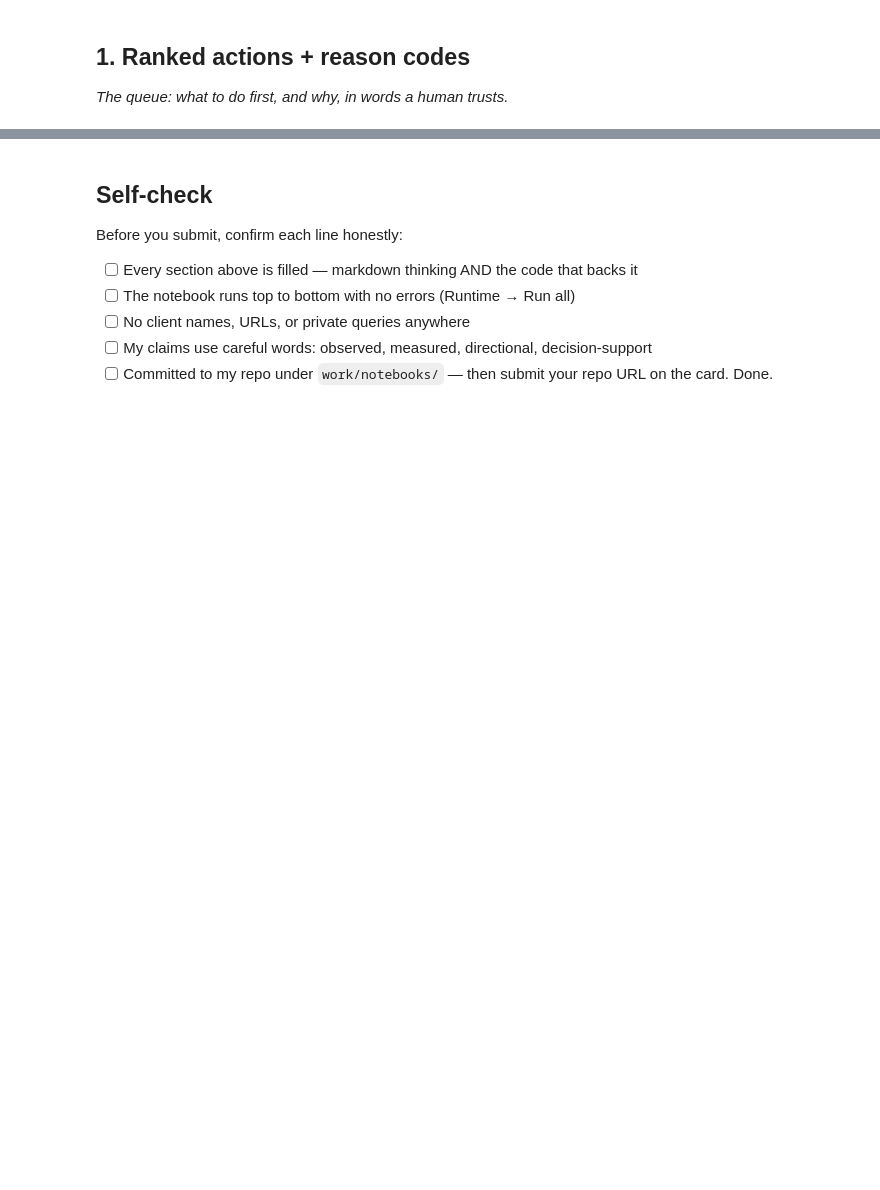
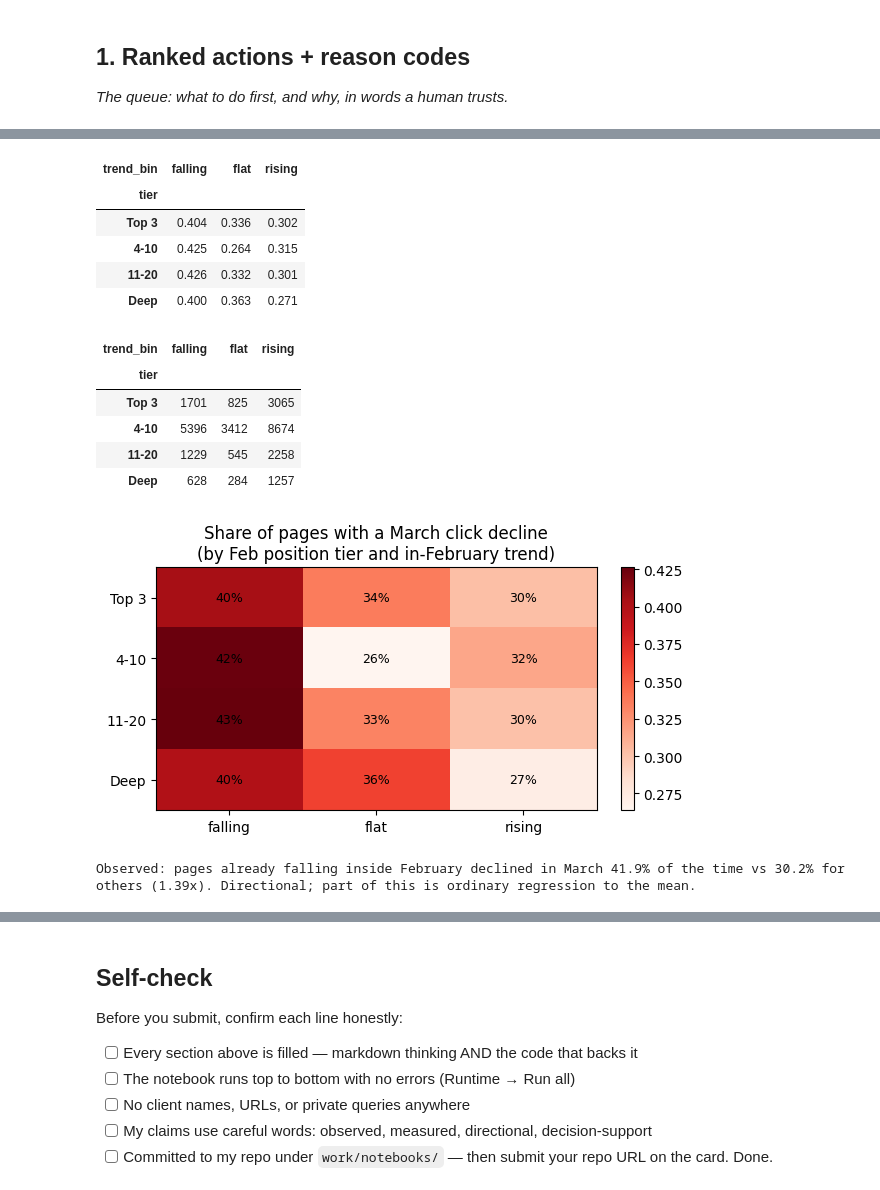
Before and after one commit to abdelrahmanmohamed05/FlyRank-AI, a Jupyter notebook: work/notebooks/w07_action_playbook.ipynb, the cells around one changed output, grey strips where cells are left out. Cells and saved outputs as stored; diff of their text form; code cells hidden in the pictures; blank space fills up the shorter version.

```diff
--- a/work/notebooks/w07_action_playbook.ipynb
+++ b/work/notebooks/w07_action_playbook.ipynb
@@ -28,0 +271,38 @@ This skeleton is yours to fill. Work the sections **in order** — each one has
+# %%
+# ---- decay / refresh insight: which combination of tier and in-month trend loses clicks next month? ----
+df["trend_bin"] = pd.cut(df["trend_f"], [-np.inf, THRESH["neg_trend"], 0.15, np.inf], labels=["falling", "flat", "rising"])
+decay = df.pivot_table(index="tier", columns="trend_bin", values="y", aggfunc="mean", observed=True)
+counts = df.pivot_table(index="tier", columns="trend_bin", values="y", aggfunc="size", observed=True)
+display(decay.round(3)); display(counts)
+
+fig, ax = plt.subplots(figsize=(6, 3.4))
+im = ax.imshow(decay.values.astype(float), cmap="Reds", aspect="auto")
+ax.set_xticks(range(decay.shape[1])); ax.set_xticklabels(decay.columns)
+ax.set_yticks(range(decay.shape[0])); ax.set_yticklabels(decay.index)
+for i in range(decay.shape[0]):
+    for j in range(decay.shape[1]):
+        v = decay.values[i, j]
+        if not np.isnan(v):
+            ax.text(j, i, f"{v:.0%}", ha="center", va="center", fontsize=9)
+ax.set_title("Share of pages with a March click decline\n(by Feb position tier and in-February trend)")
+plt.colorbar(im, ax=ax, fraction=0.046); plt.tight_layout()
+plt.savefig(FIG / "w07_decay_by_tier_trend.png", dpi=150); plt.show()
+
+falling = df.loc[df.trend_bin == "falling", "y"].mean(); rest = df.loc[df.trend_bin != "falling", "y"].mean()
+print(f"Observed: pages already falling inside February declined in March {falling:.1%} of the time vs {rest:.1%} for others "
+      f"({falling / rest:.2f}x). Directional; part of this is ordinary regression to the mean.")
+# %% [output]
+| trend_bin | falling | flat | rising |
+| tier |  |  |  |
+| Top 3 | 0.404 | 0.336 | 0.302 |
+| 4-10 | 0.425 | 0.264 | 0.315 |
+| 11-20 | 0.426 | 0.332 | 0.301 |
+| Deep | 0.400 | 0.363 | 0.271 |
+| trend_bin | falling | flat | rising |
+| tier |  |  |  |
+| Top 3 | 1701 | 825 | 3065 |
+| 4-10 | 5396 | 3412 | 8674 |
+| 11-20 | 1229 | 545 | 2258 |
+| Deep | 628 | 284 | 1257 |
+[figure, added]
+Observed: pages already falling inside February declined in March 41.9% of the time vs 30.2% for others (1.39x). Directional; part of this is ordinary regression to the mean.
```
Also changed, not shown: parts of 18 cells of this notebook.
